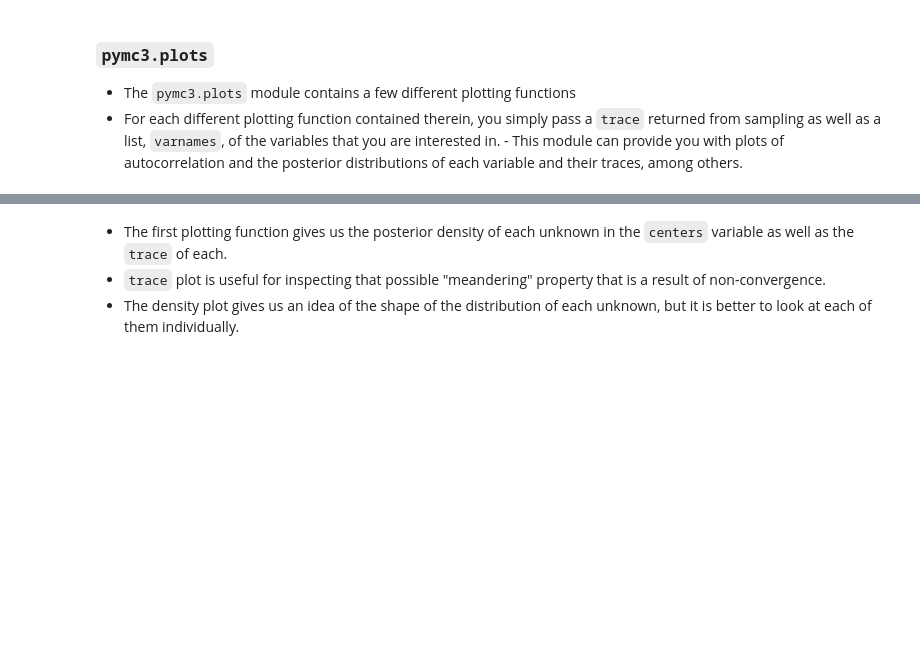
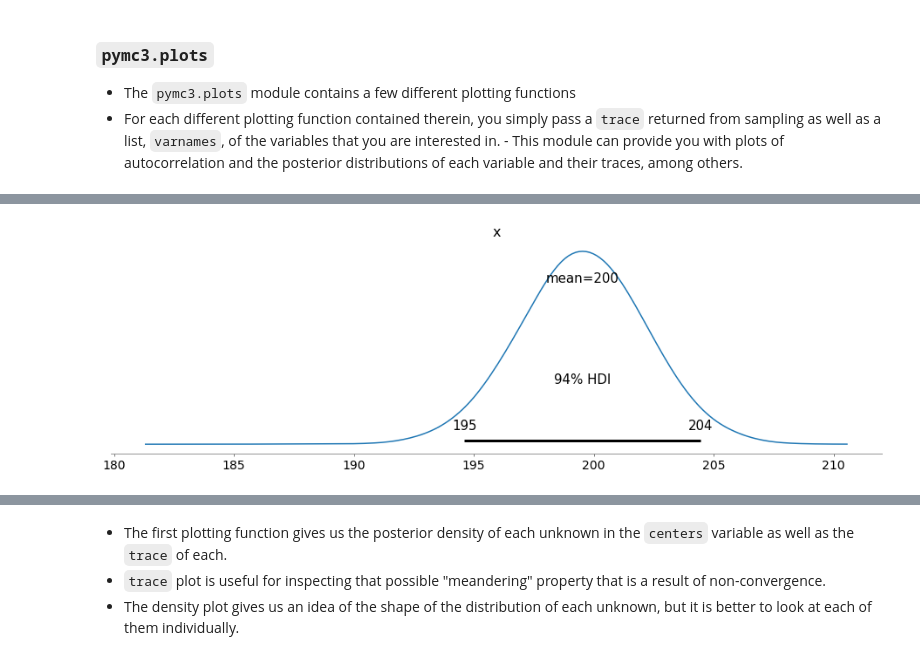
Before and after one commit to cmencar/Probabilistic-Programming-and-Bayesian-Methods-for-Hackers, a Jupyter notebook: Chapter3_MCMC/TII-03.ipynb, the cells around one changed output, grey strips where cells are left out. Drawn from its saved outputs; the diff is of its cells as text; code cells hidden in the pictures; blank space fills up the shorter version.

```diff
--- a/Chapter3_MCMC/TII-03.ipynb
+++ b/Chapter3_MCMC/TII-03.ipynb
@@ -995,4 +1000,6 @@ pm.plots.plot_posterior(trace=trace["centers"][:,0])
 # %%
-pm.plots.plot_posterior(trace=trace["centers"][:,1])
-pm.plots.autocorrplot(trace=trace, varnames=["centers"]);
+with model:
+    pm.plots.plot_posterior(trace["centers"][:,1])
+# %% [output]
+[figure, added]
 # %%
```
Also changed, not shown: parts of 3 cells of this notebook, 1 other file.
